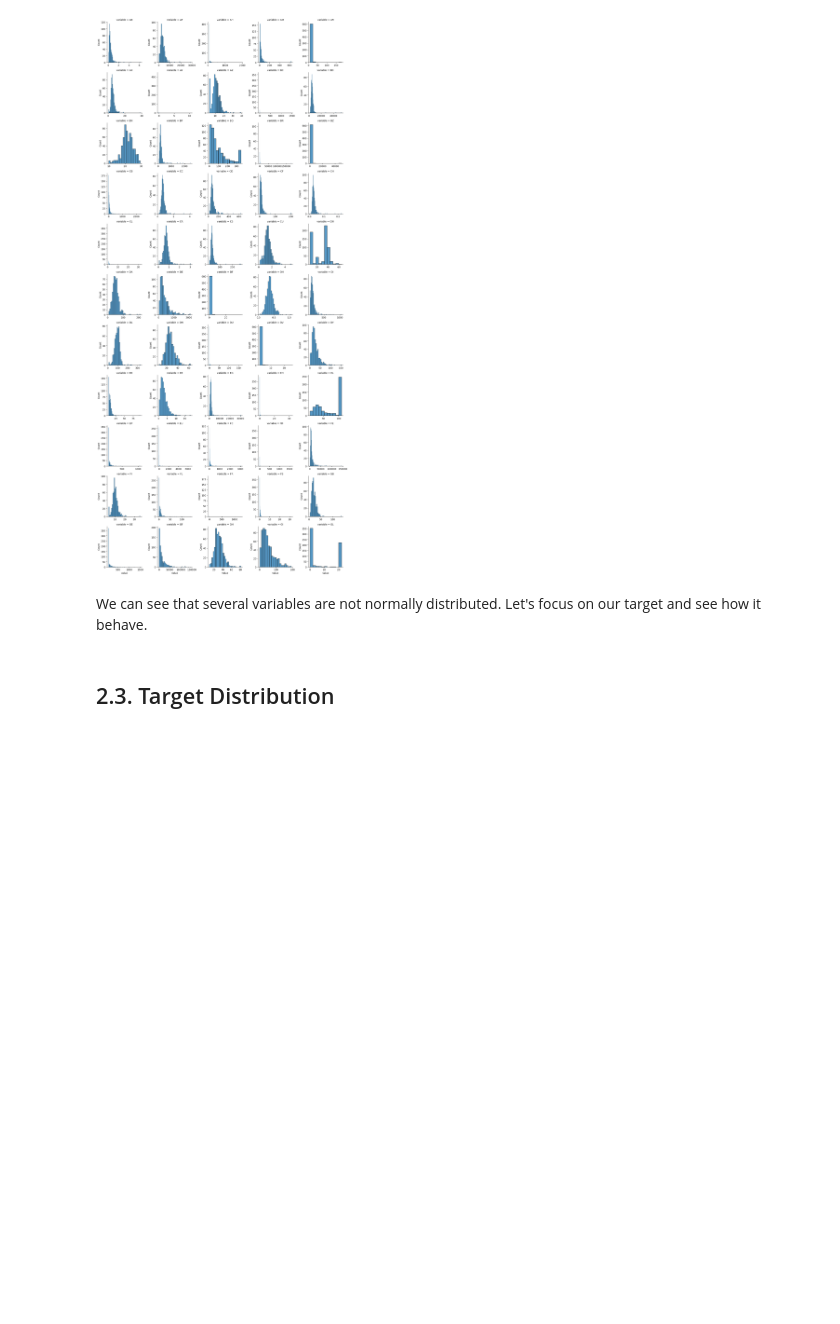
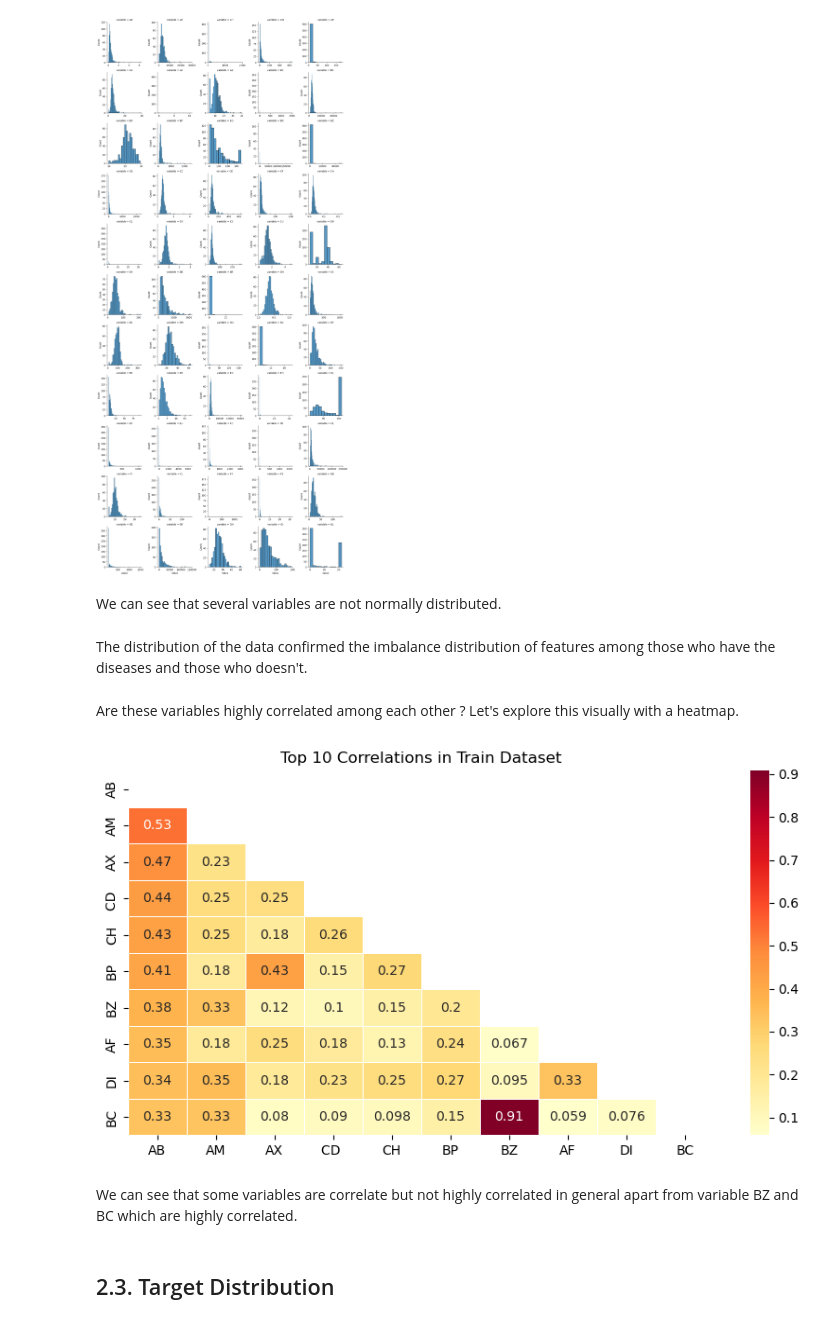
Before and after one commit to boniale/ML_iard, a Jupyter notebook: ml_diseases_mod.ipynb, the cells around one changed output. Cells and saved outputs as stored; diff of their text form; code cells hidden in the pictures; blank space fills up the shorter version.

```diff
--- a/ml_diseases_mod.ipynb
+++ b/ml_diseases_mod.ipynb
@@ -71,4 +90,8 @@ plt.show("barplot_train")
 # %% [output]
 [figure]
 # %% [markdown]
-We can see that several variables are not normally distributed. Let's focus on our target and see how it behave.
+We can see that several variables are not normally distributed.
+# %% [markdown]
+The distribution of the data confirmed the imbalance distribution of features among those who have the diseases and those who doesn't.
+# %% [markdown]
+Are these variables highly correlated among each other ? Let's explore this visually with a heatmap.
@@ -75,3 +119,26 @@ We can see that several variables are not normally distributed. Let's focus on o
+# %%
+# Display a correlation heatmap
+def plot_top_correlations(df: pd.core.frame.DataFrame, n: int, title_name: str='Top Correlations') -> None:
+    # Calculate correlation between all variables
+    corr = df.corr()
+
+    # Select variables having highest absolute correlation
+    top_corr_cols = corr.abs().nlargest(n, columns=corr.columns).index
+    top_corr = corr.loc[top_corr_cols, top_corr_cols]
+
+    fig, axes = plt.subplots(figsize=(10, 5))
+    mask = np.zeros_like(top_corr)
+    mask[np.triu_indices_from(mask)] = True
+    sns.heatmap(top_corr, mask=mask, linewidths=.5, cmap='YlOrRd', annot=True)
+    plt.title(title_name)
+    plt.show()
+
+# Plot heatmap of top 12 correlations in training data
+plot_top_correlations(num_data, 10, 'Top 10 Correlations in Train Dataset')
+# %% [output]
+[figure, added]
+# %% [markdown]
+We can see that some variables are correlate but not highly correlated in general apart from variable BZ and BC which are highly correlated.
 # %% [markdown]
 ## 2.3. Target Distribution
 # %% [markdown]
```
Also changed, not shown: parts of 22 cells of this notebook, 1 other file.
